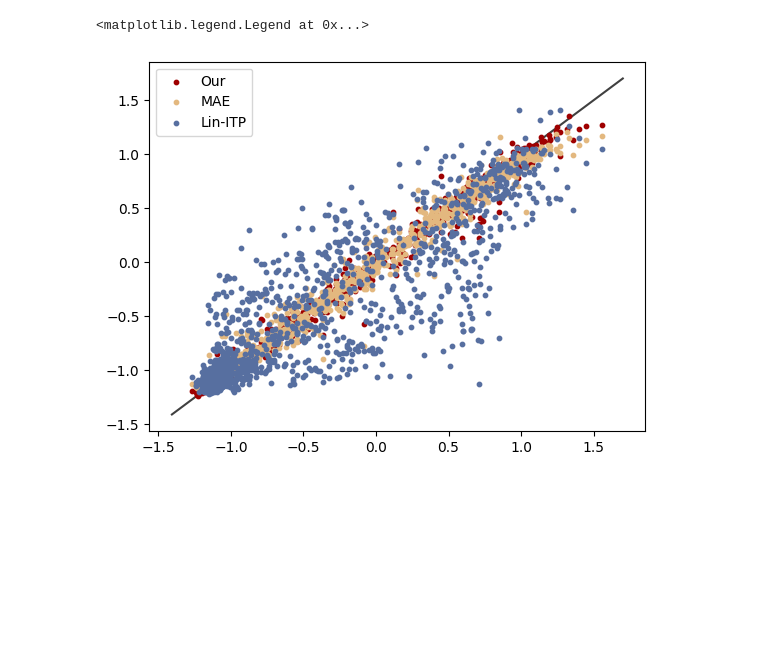
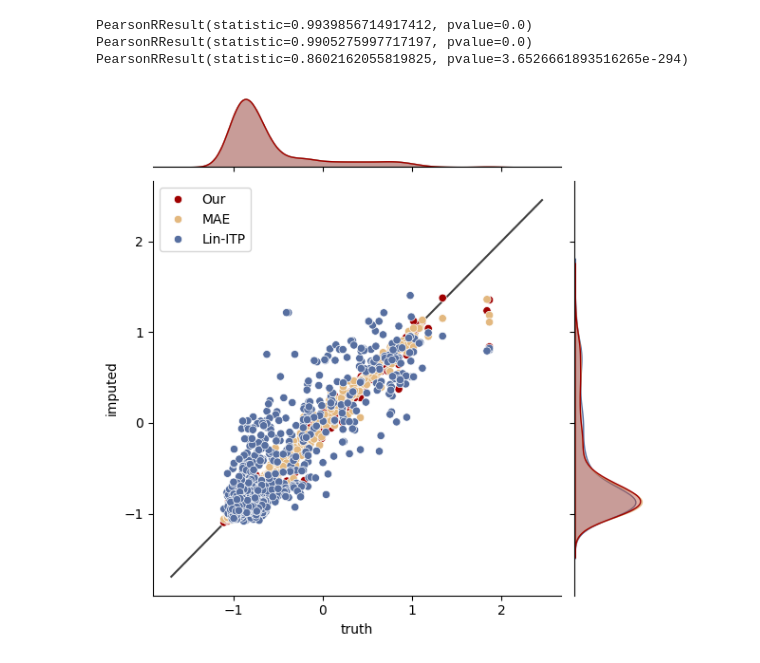
Before and after one commit to YangLabHKUST/STIMP, a Jupyter notebook: visualization/PRE/imputation.ipynb, the cells around one changed output. Drawn from its saved outputs; the diff is of its cells as text; code cells hidden in the pictures; blank space fills up the shorter version.

```diff
--- a/visualization/PRE/imputation.ipynb
+++ b/visualization/PRE/imputation.ipynb
@@ -74,8 +61,8 @@ adj = torch.from_numpy(adj).float().to(device)
 imputed_data_our = model.impute(datas, cond_mask, adj, 10)
 imputed_data_our = imputed_data_our.median(1).values
 mask = data_ob_masks - cond_mask
-imputed_our = imputed_data_our[0,0:4][mask.bool().cpu()[0,0:4]]
-truth = datas[0,0:4][mask.bool()[0,0:4]].cpu()
+imputed_our = imputed_data_our[0][mask.bool().cpu()[0]]
+truth = datas[0][mask.bool()[0]].cpu()
 # %%
 mae = torch.load("../../log/imputation/PRE/MAE/best.pt")
 is_sea = np.load("/home/mafzhang/data/PRE/8d/is_sea.npy")
@@ -88,7 +75,7 @@ cond_mask_image[:,:,:,is_sea.astype(bool)]=cond_mask
 imputed_data_mae = mae.impute(datas_image, cond_mask_image)
 imputed_data_mae = imputed_data_mae[:,:,:,is_sea.astype(bool)]
 # %%
-imputed_mae = imputed_data_mae[0,0:4][mask.bool().cpu()[0,0:4]]
+imputed_mae = imputed_data_mae[0][mask.bool().cpu()[0]]
 # %%
 from einops import rearrange
 import torchcde
@@ -97,15 +84,38 @@ tmp_data = rearrange(tmp_data, "b t c n-> (b n) t c")
 itp_data = torchcde.linear_interpolation_coeffs(tmp_data)
 imputed_data_itp = rearrange(itp_data, "(b n) t c -> b t c n", b=datas.shape[0], n=datas.shape[-1])
 # %%
-imputed_itp = imputed_data_itp[0,0:4][mask.bool().cpu()[0,0:4]]
+imputed_itp = imputed_data_itp[0][mask.bool().cpu()[0]]
+# %%
+imputed_our = imputed_our[:1000]
+imputed_mae = imputed_mae[:1000]
+imputed_itp = imputed_itp[:1000]
+truth = truth[:1000]
 # %%
 import matplotlib.pyplot as plt
-plt.scatter(truth, imputed_our,s=10, c="#9F0000",label="Our")
-plt.scatter(truth, imputed_mae.cpu().detach().numpy(),s=10, c="#e3b87f", label="MAE")
-plt.scatter(truth, imputed_itp.cpu(),s=10, c="#576fa0", label="Lin-ITP")
+import seaborn as sns
+import scipy.stats as stat
+import pandas as pd
+method = []
+method.extend(['Our' for i in range(imputed_our.shape[0])])
+method.extend(['MAE' for i in range(imputed_our.shape[0])])
+method.extend(['Lin-ITP' for i in range(imputed_our.shape[0])])
+data = {'truth': np.concatenate([truth.numpy() for i in range(3)]),
+        'imputed':np.concatenate([imputed_our.numpy(), imputed_mae.cpu().detach().numpy(), imputed_itp.numpy()]),
+        'method':method}
+data = pd.DataFrame.from_dict(data)
+color =["#9F0000","#e3b87f","#576fa0"]
+sns.jointplot(data=data, x="truth", y="imputed", hue="method", palette=color)
+# plt.scatter(truth, imputed_our,s=10, c="#9F0000",label="Our")
+# plt.scatter(truth, imputed_mae.cpu().detach().numpy(),s=10, c="#e3b87f", label="MAE")
+# plt.scatter(truth, imputed_itp.cpu(),s=10, c="#576fa0", label="Lin-ITP")
 xpoints = ypoints = plt.xlim()
 plt.plot(xpoints, ypoints, 'k-', alpha=0.75, zorder=0)
 plt.legend()
+print(stat.pearsonr(truth[:1000], imputed_our))
+print(stat.pearsonr(truth[:1000], imputed_mae.cpu().detach().numpy()))
+print(stat.pearsonr(truth[:1000], imputed_itp))
 # %% [output]
-<matplotlib.legend.Legend at 0x...>
+PearsonRResult(statistic=0.9939856714917412, pvalue=0.0)
+PearsonRResult(statistic=0.9905275997717197, pvalue=0.0)
+PearsonRResult(statistic=0.8602162055819825, pvalue=3.6526661893516265e-294)
-[figure, old version]
+[figure, new version]
```
Also changed, not shown: parts of 24 cells of this notebook, 1 other file.
